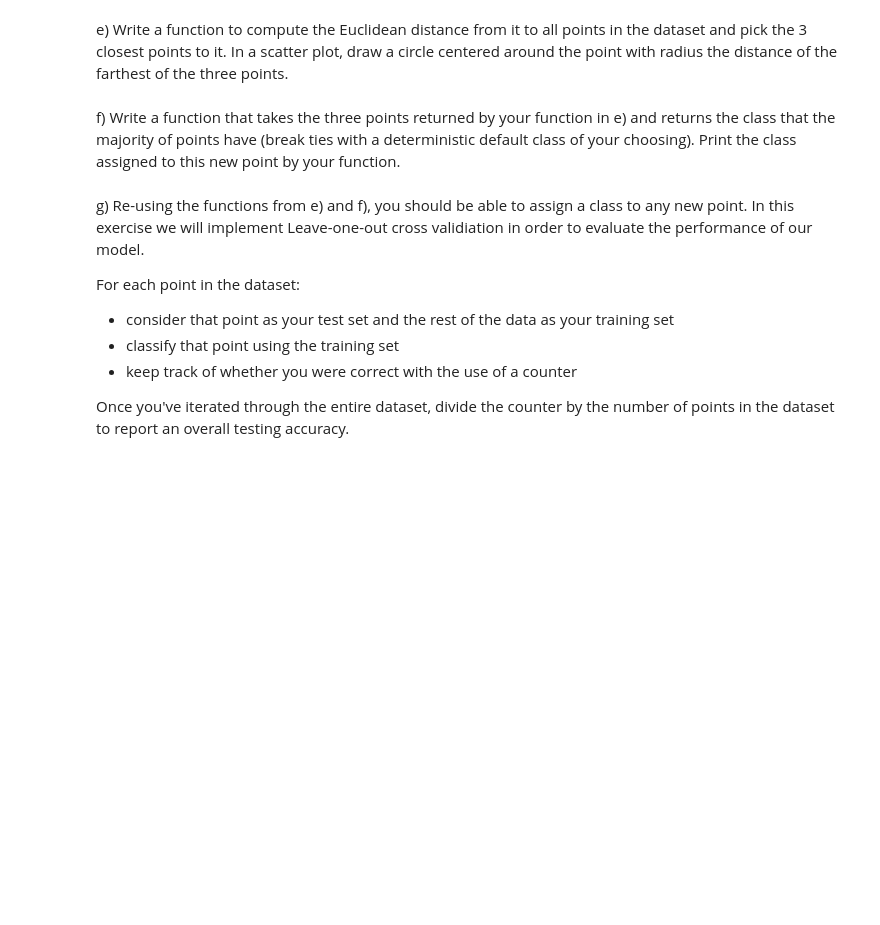
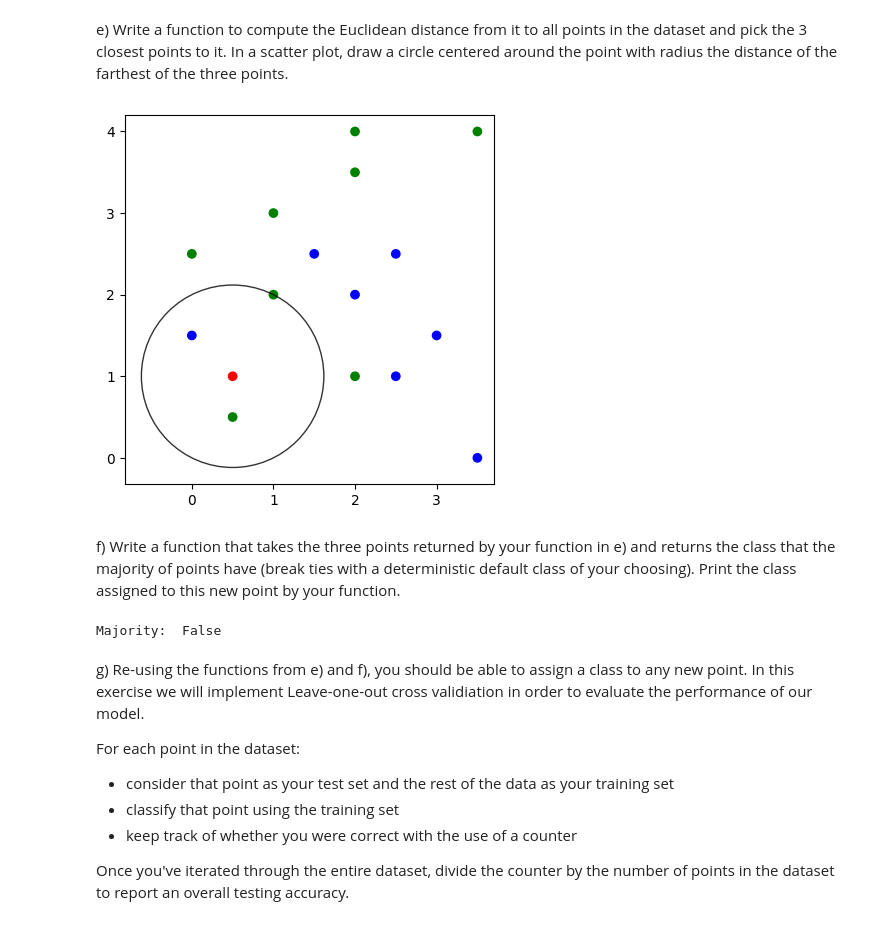
Before and after one commit to ashtonfox20/ashfox506, a Jupyter notebook: worksheet_12.ipynb, the cells around one changed output. Cells and saved outputs as stored; diff of their text form; code cells hidden in the pictures; blank space fills up the shorter version.

```diff
--- a/worksheet_12.ipynb
+++ b/worksheet_12.ipynb
@@ -78,15 +91,23 @@ d) Plot it in a different color along with the rest of the points in the dataset
 e) Write a function to compute the Euclidean distance from it to all points in the dataset and pick the 3 closest points to it. In a scatter plot, draw a circle centered around the point with radius the distance of the farthest of the three points.
 # %%
 def n_closest_to(example, n):
-    pass
+    distances = []
+    for i in range(len(data["Attribute A"])):
+        distances.append(np.linalg.norm(np.array([data["Attribute A"][i], data["Attribute B"][i]]) - np.array(example)))
 
-location = ( ... , ... )
-radius = ...
+    return np.argsort(distances)[:n]
+
+location = (0.5,1)
+index = n_closest_to(location, 3)[-1]
+radius = np.linalg.norm(np.array([data["Attribute A"][index], data["Attribute B"][index]]) - np.array(location))
+
 _, axes = plt.subplots()
-axes.scatter(...)
+axes.scatter(data["Attribute A"] + [0.5], data["Attribute B"] + [1], color=colors[data["Class"] + [2]].tolist())
 cir = plt.Circle(location, radius, fill = False, alpha=0.8)
 axes.add_patch(cir)
 axes.set_aspect('equal') # necessary so that the circle is not oval
 plt.show()
+# %% [output]
+[figure, added]
 # %% [markdown]
 f) Write a function that takes the three points returned by your function in e) and returns the class that the majority of points have (break ties with a deterministic default class of your choosing). Print the class assigned to this new point by your function.
@@ -96,3 +114,23 @@ def majority(points):
+# %%
+def majority(points):
+    true_count = 0
+    false_count = 0
+
+    for p in points:
+        if data["Class"][p] == 1:
+            true_count += 1
+        else:
+            false_count += 1
+
+    return true_count > false_count
+
+# get all points away from the radius
+points = n_closest_to(location, 3)
+points = [p for p in points if np.linalg.norm(np.array([data["Attribute A"][p], data["Attribute B"][p]]) - np.array(location)) > radius]
+
+print("Majority: ", majority(points))
+# %% [output]
+Majority:  False
 # %% [markdown]
 g) Re-using the functions from e) and f), you should be able to assign a class to any new point. In this exercise we will implement Leave-one-out cross validiation in order to evaluate the performance of our model.
 
```
Also changed, not shown: parts of 8 cells of this notebook.
